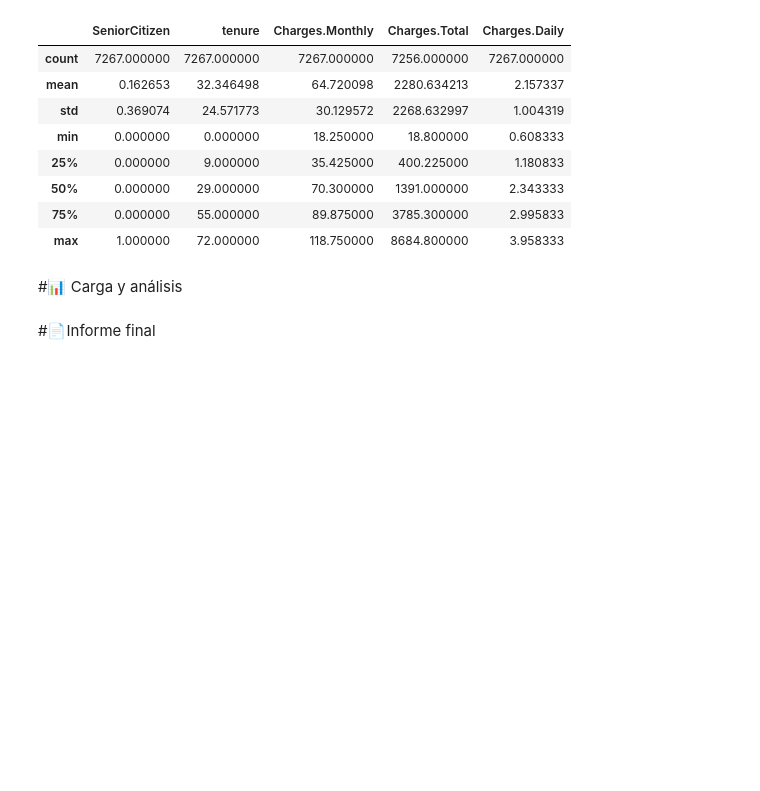
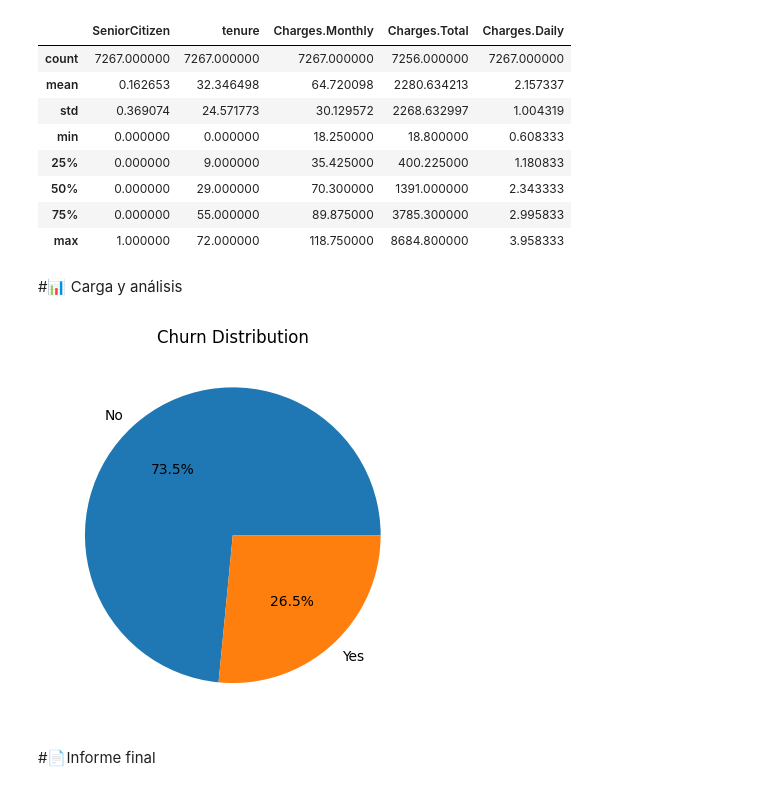
Before and after one commit to betuka1007/Ventas-de-cliente-Alura, a Jupyter notebook: TelecomX_LATAM.ipynb, the cells around one changed output. Cells and saved outputs as stored; diff of their text form; code cells hidden in the pictures; blank space fills up the shorter version.

```diff
--- a/TelecomX_LATAM.ipynb
+++ b/TelecomX_LATAM.ipynb
@@ -422,3 +422,7 @@ pd_telecomm.describe()
 | max | 1.000000 | 72.000000 | 118.750000 | 8684.800000 | 3.958333 |
 # %% [markdown]
 #📊 Carga y análisis
+# %%
+pd_telecomm['churn_yes'] = pd_telecomm['Churn'] == 'Yes'
+# %%
+pd_telecomm['churn_no'] = pd_telecomm['Churn'] == 'No'
@@ -425,2 +435,9 @@ pd_telecomm.describe()
+# %%
+churn_counts = pd_telecomm['Churn'].value_counts()
+plt.pie(churn_counts, labels=churn_counts.index, autopct='%1.1f%%')
+plt.title('Churn Distribution')
+plt.show()
+# %% [output]
+[figure, added]
 # %% [markdown]
 #📄Informe final
```
Also changed, not shown: parts of 3 cells of this notebook.
